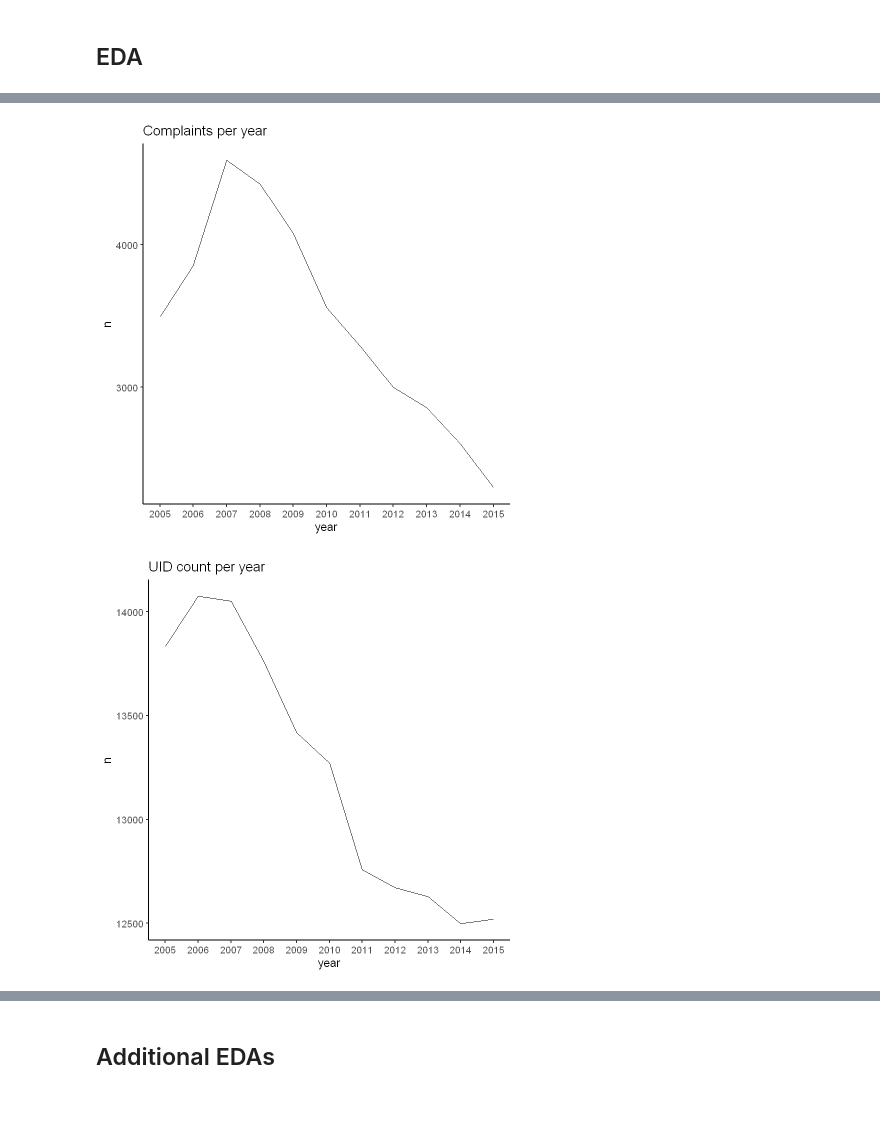
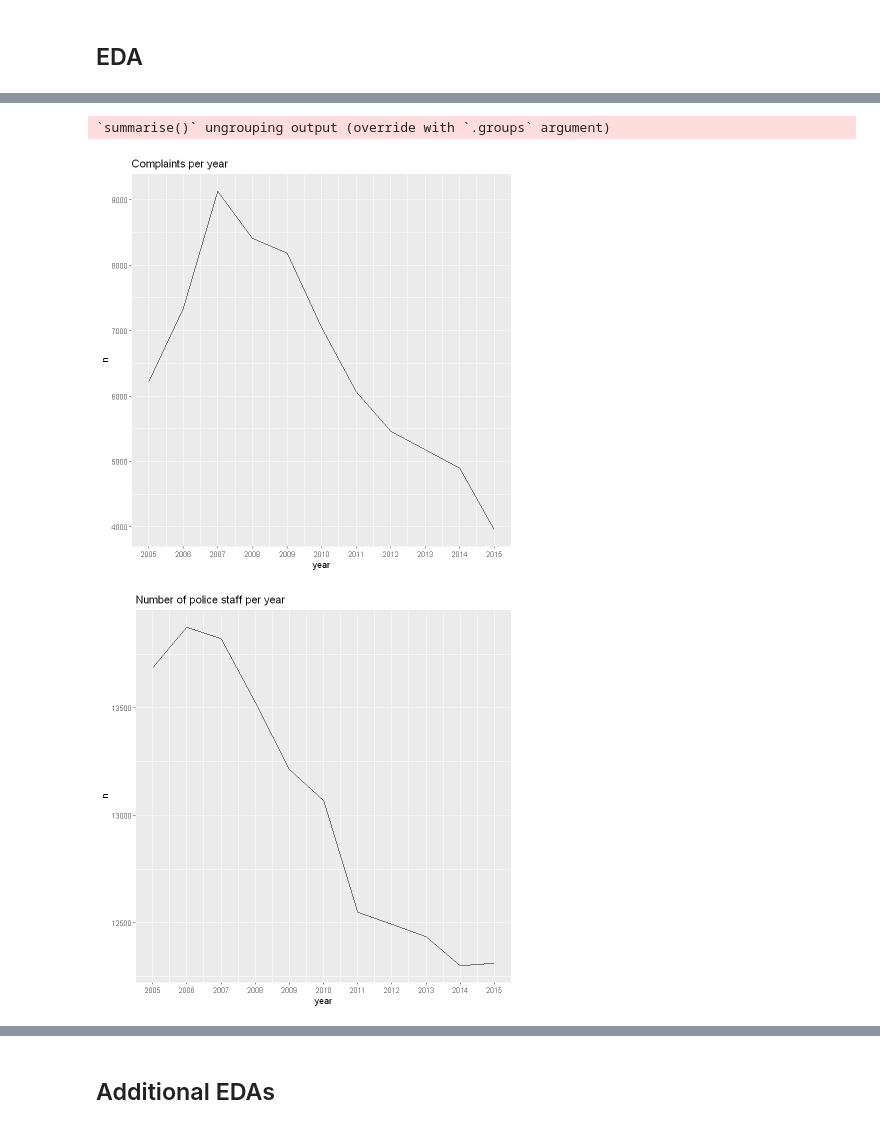
Before and after one commit to micahkwok/Group15, a Jupyter notebook: eda/EDA.ipynb, the cells around one changed output, grey strips where cells are left out. Drawn from its saved outputs; the diff is of its cells as text; code cells hidden in the pictures.

```diff
--- a/eda/EDA.ipynb
+++ b/eda/EDA.ipynb
@@ -301,7 +197,8 @@ cpd_complaints <- df_merged_demographics %>%
     drop_na(salary) %>%                                                # remove records where no salary information was avaiable
     select(-rank, - pay_grade, -spp_date, -UID.x, -UID.y) %>%          # drop columns not used in analysis
     mutate(approx_age = year - birth_year, approx_years_service = year - year(start_date)) %>% # calculate approximate age and approximate years of service
-    mutate(cleaned_rank = factor(cleaned_rank, levels = rank_order))   # change to factor
+    mutate(cleaned_rank = factor(cleaned_rank, levels = rank_order)) %>%   # change to factor
+    mutate(complaints_per_year = if_else(is.na(complaints_per_year), 0, complaints_per_year))
 
 # Examine all columns of analysis dataframe
 glimpse(cpd_complaints)
@@ -348,31 +263,23 @@ theme_set(theme_classic(base_size = 14))
 # %%
 # Complaints by year
-complaints_per_year <- df_merged %>%
-    group_by(year, cr_id) %>%
-    tally() %>%
-    drop_na() %>%
+cpd_complaints %>%
     group_by(year) %>%
-    tally()
-
-ggplot(complaints_per_year, aes(x = year, y = n)) +
+    summarize(n = sum(complaints_per_year)) %>%
+    ggplot(aes(x = year, y = n)) +
     geom_line() +
     ggtitle("Complaints per year") +
     scale_x_continuous(breaks = 2005:2015)
 
-# Officer UID per year
-off_per_year <- df_merged %>%
-    group_by(year, UID) %>%
-    tally() %>%
-    drop_na() %>%
-    group_by(year) %>%
-    tally()
-
-ggplot(off_per_year, aes(x = year, y = n)) +
+# number of police staff/records per year (included in analysis)
+cpd_complaints %>%
+    count(year) %>%
+    ggplot(aes(x = year, y = n)) +
     geom_line() +
-    ggtitle("UID count per year") +
+    ggtitle("Number of police staff per year") +
     scale_x_continuous(breaks = 2005:2015)
 # %% [output]
+`summarise()` ungrouping output (override with `.groups` argument)
-[figure, old version]
+[figure, new version]
-[figure, old version]
+[figure, new version]
 # %%
 #Histogram of total complaints per officer - total complaints does not match because one complaint can be tied to multiple officers
```
Also changed, not shown: parts of 31 cells of this notebook.
